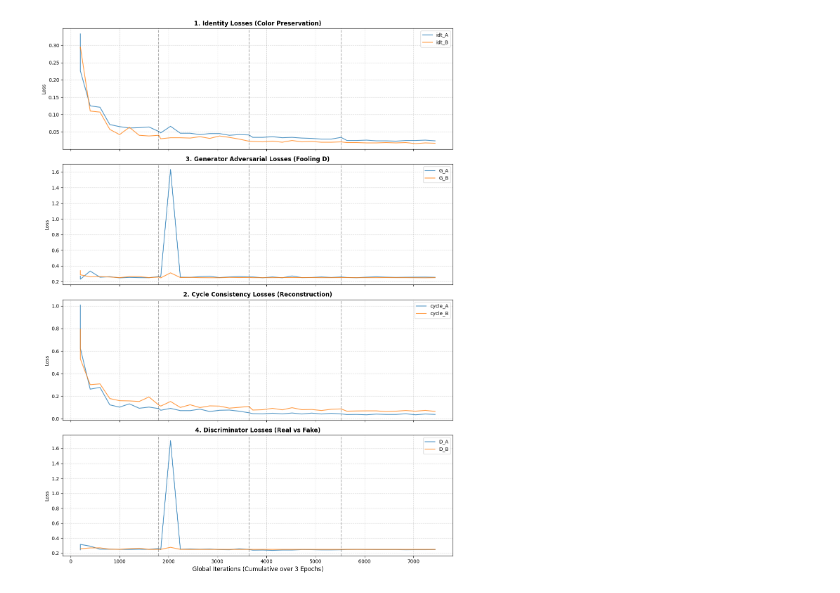
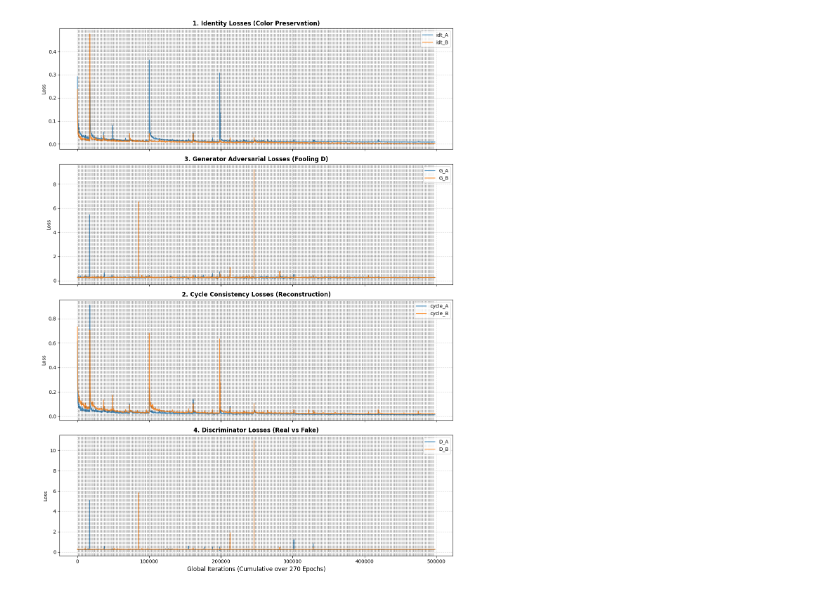
Before and after one commit to PierreHollebeque/02456_DL_Project, a Jupyter notebook: loss_plot.ipynb, the cells around one changed output. Cells and saved outputs as stored; diff of their text form; code cells hidden in the pictures.

```diff
--- a/loss_plot.ipynb
+++ b/loss_plot.ipynb
@@ -2,7 +2,7 @@
 import matplotlib.pyplot as plt
 import re
 
-filename = 'results/loss_log3.txt'
+filename = 'results/ifr_model_resnet_final/loss_log.txt'
 
 # Data storage
 global_iterations = []
@@ -74,32 +74,32 @@ try:
 
         # Draw vertical lines for Epochs
         for boundary in epoch_boundaries:
             ax.axvline(x=boundary, color='black', linestyle='--', alpha=0.3)
 
         ax.set_title(title, fontsize=12, fontweight='bold')
         ax.set_ylabel("Loss")
         ax.legend(loc='upper right')
         ax.grid(True, linestyle='--', alpha=0.5)
 
     # Plotting the 4 distinct levels
     plot_on_axis(ax_id,    group_id,    "1. Identity Losses (Color Preservation)")
     plot_on_axis(ax_cycle, group_cycle, "2. Cycle Consistency Losses (Reconstruction)")
     plot_on_axis(ax_gen,   group_gen,   "3. Generator Adversarial Losses (Fooling D)")
     plot_on_axis(ax_disc,  group_disc,  "4. Discriminator Losses (Real vs Fake)")
 
     # Set X-label only on the bottom graph
-    ax_disc.set_xlabel("Global Iterations (Cumulative over 3 Epochs)", fontsize=12)
+    ax_disc.set_xlabel("Global Iterations (Cumulative over 270 Epochs)", fontsize=12)
 
     plt.tight_layout()
 
     # Optional: Save the figure
     # plt.savefig('cyclegan_losses_4_levels.png', dpi=300)
 
     plt.show()
 
 except FileNotFoundError:
     print(f"Error: The file '{filename}' was not found.")
 except Exception as e:
     print(f"An error occurred: {e}")
 # %% [output]
-[figure, old version]
+[figure, new version]
```
Also changed, not shown: 4 other files.
